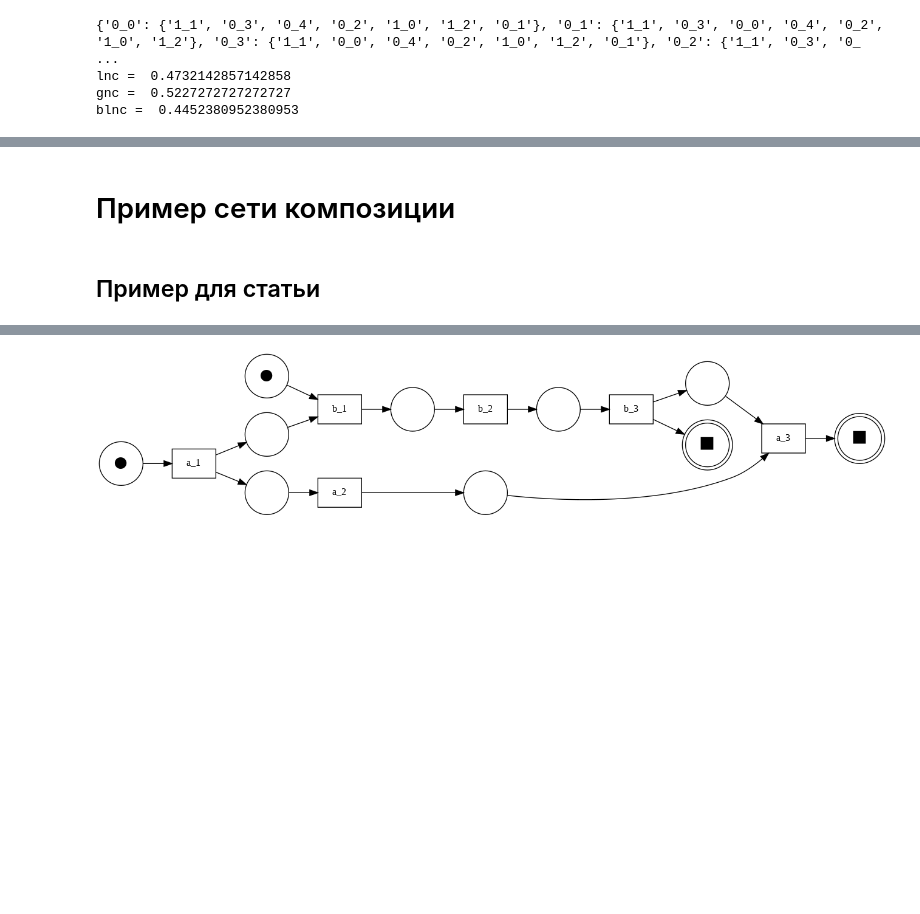
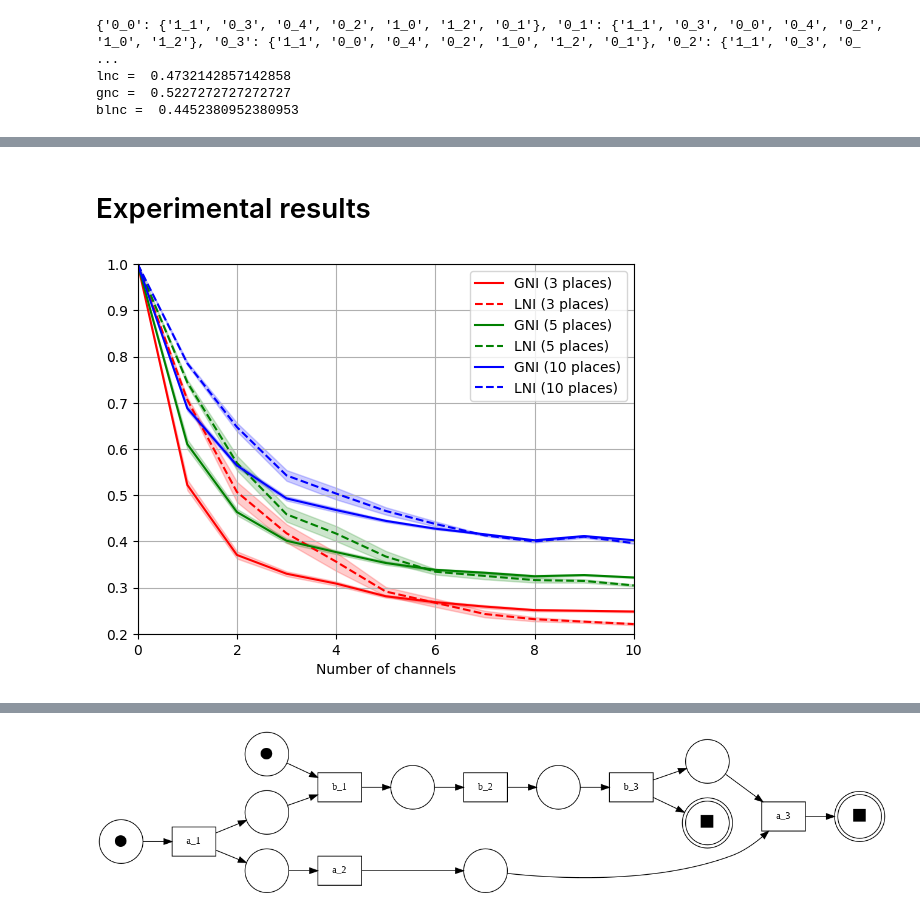
Before and after one commit to egorz734/structural-complexity-of-workflow-nets, a Jupyter notebook: diploma_notebook.ipynb, the cells around one changed output, grey strips where cells are left out. Cells and saved outputs as stored; diff of their text form; code cells hidden in the pictures; blank space fills up the shorter version.

```diff
--- a/diploma_notebook.ipynb
+++ b/diploma_notebook.ipynb
@@ -110,4 +0,0 @@ def plot_with_error_bands(x: np.ndarray, y: np.ndarray, yerr: np.ndarray,
-# %%
-t = np.linspace(0, 10, 100)
-s = make_smoothing_spline(x, y)
-plt.plot(t, s(t))
@@ -117,3 +0,0 @@ plt.plot(t, s(t))
-# %%
-x = df_tr_3_gr['places_communication']
-y = df_tr_3_gr['gnc_avg']
@@ -622,4 +239,2 @@ out_agent_ratio
-# %% [markdown]
-# Пример сети композиции
-# %% [markdown]
-## Пример для статьи
+# %% [markdown]
+# Experimental results
@@ -625,0 +246,36 @@ out_agent_ratio
+# %%
+df = pd.read_csv('data.csv')
+df = df.drop(columns=['Unnamed: 0', 'in_agent_ratio', 'out_agent_ratio', 'blnc'])
+# %%
+for p, c in zip([3, 5, 10], ['r', 'g', 'b', 'm']):
+    df_filtered = df[(df['transitions'] == 5) & (df['places'] == p)]
+    df_grp = df_filtered.groupby(by=['places_communication']).agg(
+        lnc_avg=pd.NamedAgg(column="lnc", aggfunc=np.mean),
+        gnc_avg=pd.NamedAgg(column="gnc", aggfunc=np.mean),
+        lnc_var=pd.NamedAgg(column="lnc", aggfunc=np.var),
+        gnc_var=pd.NamedAgg(column="gnc", aggfunc=np.var),
+        ).reset_index()
+
+    x = df_grp['places_communication']
+    y = df_grp['gnc_avg']
+    yerr = df_grp['gnc_var']
+
+    plt.plot(x, y, label='GNI ({} places)'.format(p), c=c)
+    plt.fill_between(x=x, y1=y-yerr, y2=y+yerr, alpha=0.2, color=c)
+
+    x = df_grp['places_communication']
+    y = df_grp['lnc_avg']
+    yerr = df_grp['lnc_var']
+
+    plt.plot(x, y, label='LNI ({} places)'.format(p), ls='--', c=c)
+    plt.fill_between(x=x, y1=y-yerr, y2=y+yerr, alpha=0.2, color=c)
+
+plt.grid(True)
+plt.xlim((0, 10))
+plt.ylim((.2, 1.))
+plt.legend(loc='best')
+# plt.title('Experiment evaluation (5 transitions)')
+plt.xlabel('Number of channels')
+plt.savefig('channels.png')
+# %% [output]
+[figure, added]
```
Also changed, not shown: parts of 68 cells of this notebook.
